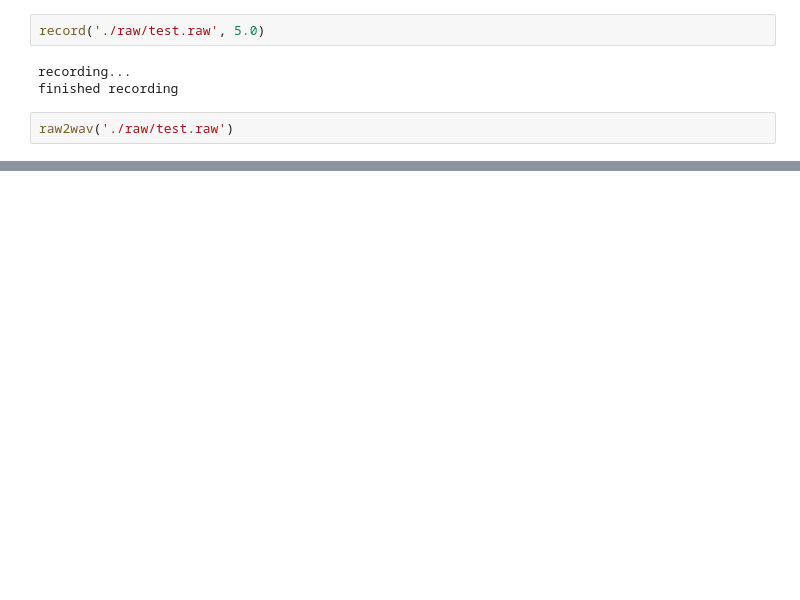
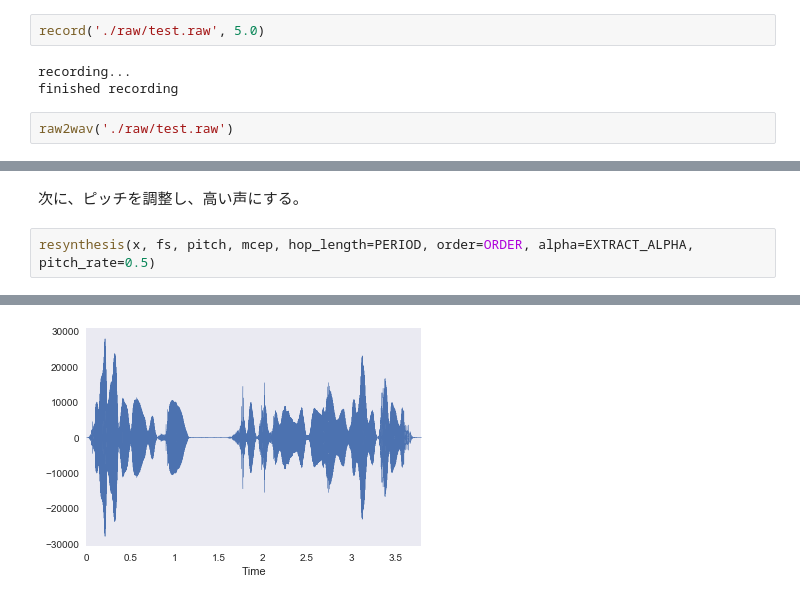
Before and after one commit to baco16g/audio_practice, a Jupyter notebook: aidiary/#0 voice_changer/MyProject.ipynb, the cells around one changed output, grey strips where cells are left out. Saved outputs shown, nothing was run; the diff lists cells and outputs as text; blank space fills up the shorter version.

```diff
--- a/aidiary/#0 voice_changer/MyProject.ipynb
+++ b/aidiary/#0 voice_changer/MyProject.ipynb
@@ -165,0 +168,5 @@ set_voice(x, fs, pitch, mfcc, hop_length=PERIOD, order=ORDER, alpha=ALPHA, pitch
+# %% [markdown]
+次に、ピッチを調整し、高い声にする。
+# %%
+resynthesis(x, fs, pitch, mcep, hop_length=PERIOD, order=ORDER, alpha=EXTRACT_ALPHA, pitch_rate=0.5)
+# %% [output]
@@ -165,0 +174 @@ set_voice(x, fs, pitch, mfcc, hop_length=PERIOD, order=ORDER, alpha=ALPHA, pitch
+[figure, added]
```
Also changed, not shown: parts of 31 cells of this notebook, 4 other files.
